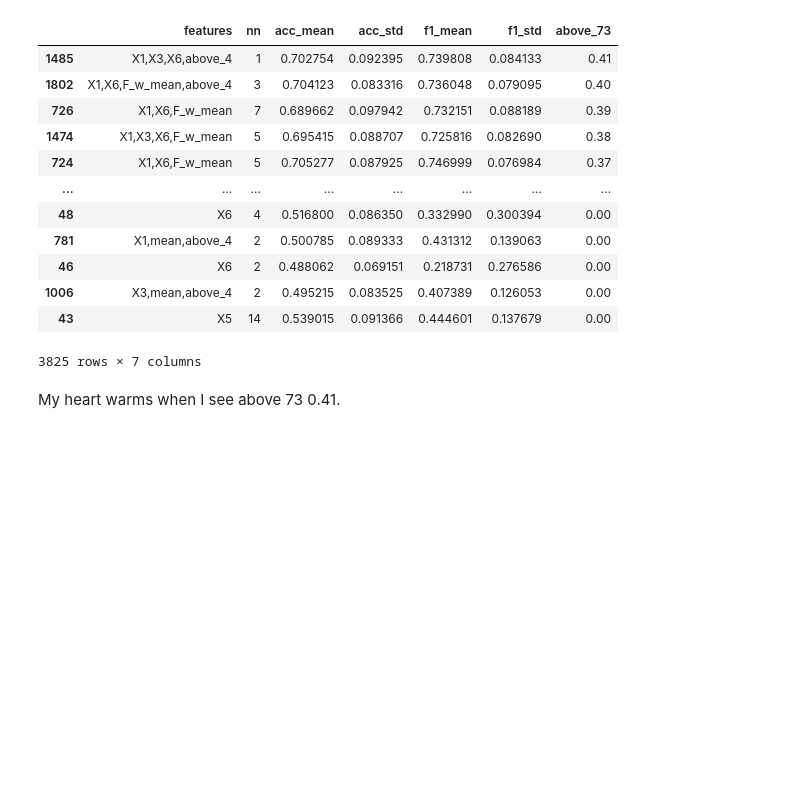
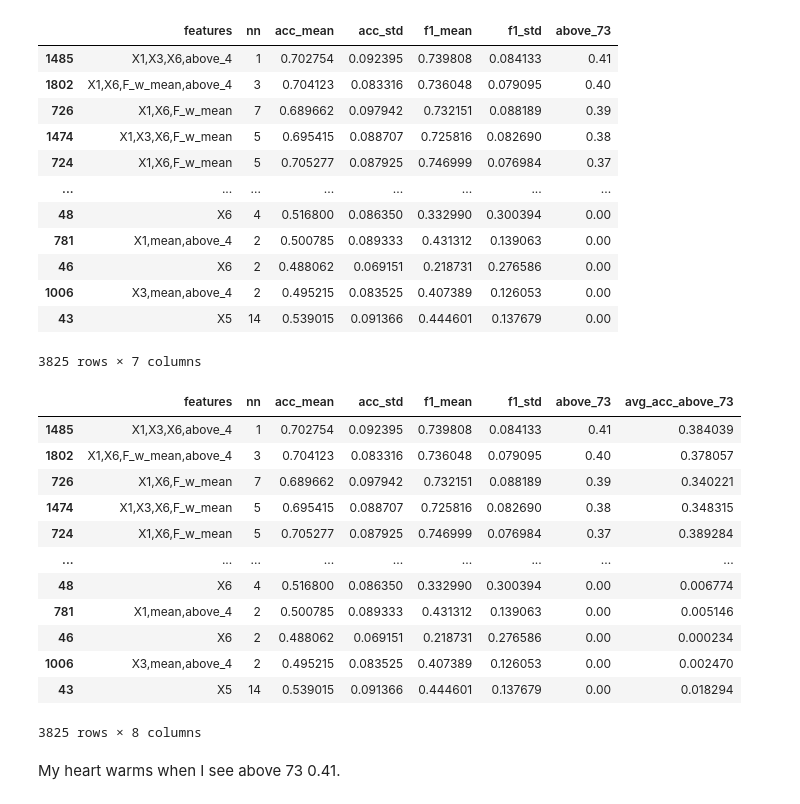
Before and after one commit to YCoeusZ/OAM6GH5slDAHadnQ, a Jupyter notebook: note_books/KNN_and_A_Standdard_Pipeline.ipynb, the cells around one changed output. Drawn from its saved outputs; the diff is of its cells as text; code cells hidden in the pictures; blank space fills up the shorter version.

```diff
--- a/note_books/KNN_and_A_Standdard_Pipeline.ipynb
+++ b/note_books/KNN_and_A_Standdard_Pipeline.ipynb
@@ -648,4 +649,21 @@ df_results.sort_values(by=["above_73"],ascending=False)
 | 1006 | X3,mean,above_4 | 2 | 0.495215 | 0.083525 | 0.407389 | 0.126053 | 0.00 |
 | 43 | X5 | 14 | 0.539015 | 0.091366 | 0.444601 | 0.137679 | 0.00 |
 3825 rows × 7 columns
+# %%
+df_results["avg_acc_above_73"]= df_results.apply(lambda row: (1- norm.cdf(0.73,loc=row["acc_mean"],scale=row["acc_std"])),axis=1)
+df_results.sort_values(by=["above_73"],ascending=False)
+# %% [output]
+|  | features | nn | acc_mean | acc_std | f1_mean | f1_std | above_73 | avg_acc_above_73 |
+| 1485 | X1,X3,X6,above_4 | 1 | 0.702754 | 0.092395 | 0.739808 | 0.084133 | 0.41 | 0.384039 |
+| 1802 | X1,X6,F_w_mean,above_4 | 3 | 0.704123 | 0.083316 | 0.736048 | 0.079095 | 0.40 | 0.378057 |
+| 726 | X1,X6,F_w_mean | 7 | 0.689662 | 0.097942 | 0.732151 | 0.088189 | 0.39 | 0.340221 |
+| 1474 | X1,X3,X6,F_w_mean | 5 | 0.695415 | 0.088707 | 0.725816 | 0.082690 | 0.38 | 0.348315 |
+| 724 | X1,X6,F_w_mean | 5 | 0.705277 | 0.087925 | 0.746999 | 0.076984 | 0.37 | 0.389284 |
+| ... | ... | ... | ... | ... | ... | ... | ... | ... |
+| 48 | X6 | 4 | 0.516800 | 0.086350 | 0.332990 | 0.300394 | 0.00 | 0.006774 |
+| 781 | X1,mean,above_4 | 2 | 0.500785 | 0.089333 | 0.431312 | 0.139063 | 0.00 | 0.005146 |
+| 46 | X6 | 2 | 0.488062 | 0.069151 | 0.218731 | 0.276586 | 0.00 | 0.000234 |
+| 1006 | X3,mean,above_4 | 2 | 0.495215 | 0.083525 | 0.407389 | 0.126053 | 0.00 | 0.002470 |
+| 43 | X5 | 14 | 0.539015 | 0.091366 | 0.444601 | 0.137679 | 0.00 | 0.018294 |
+3825 rows × 8 columns
 # %%
```
Also changed, not shown: parts of 3 cells of this notebook, 1 other file.
